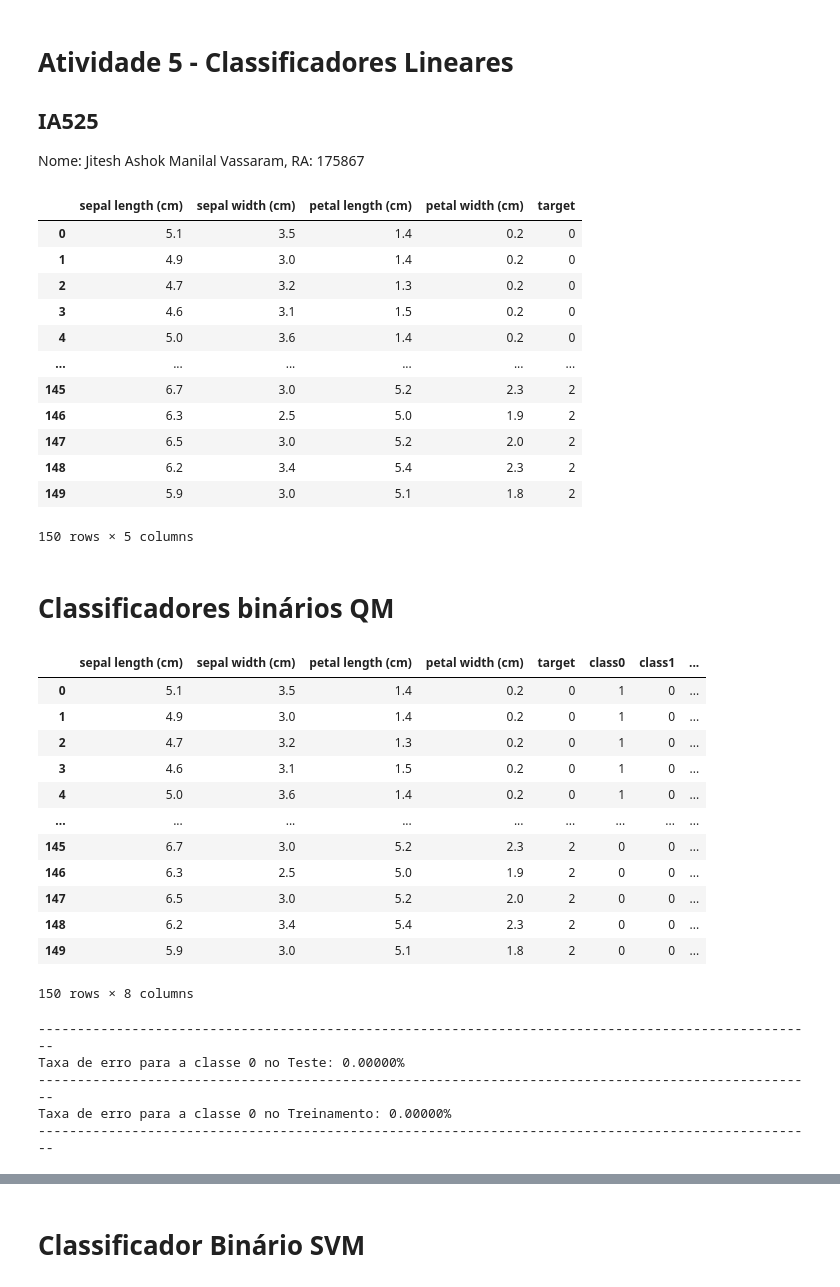
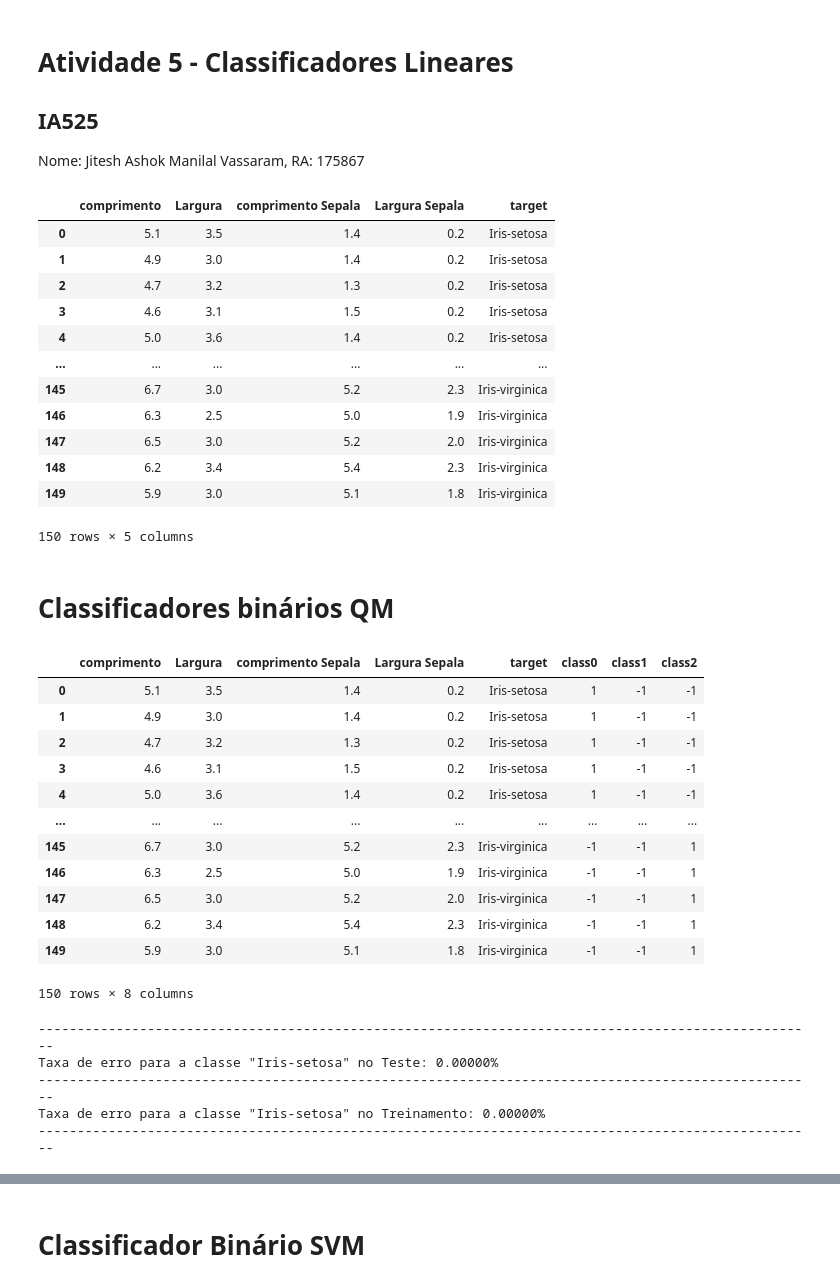
Before and after one commit to Jitesh193/IA525_Unicamp, a Jupyter notebook: Atividade5/Atv5_IA525.ipynb, the cells around one changed output, grey strips where cells are left out. Saved outputs shown, nothing was run; the diff lists cells and outputs as text; code cells hidden in the pictures.

Commit message:
Programa da Atividade 5 finalizada

```diff
--- a/Atividade5/Atv5_IA525.ipynb
+++ b/Atividade5/Atv5_IA525.ipynb
@@ -8,29 +8,34 @@ Nome: Jitesh Ashok Manilal Vassaram, RA: 175867
 from sklearn import datasets
 import matplotlib.pyplot as plt
 import pandas as pd
-
-iris = datasets.load_iris()
+pd.set_option('display.max_columns', None)
+pd.set_option('display.width', 1000)
+# iris = datasets.load_iris()
 
 # Conversão dos dados para DataFrame
-iris_df = pd.DataFrame(data=iris.data, columns=iris.feature_names)
+# iris_df = pd.DataFrame(data=iris.data, columns=iris.feature_names)
 
 # Adição da coluna 'target' (gabarito)
-iris_df['target'] = iris.target
+# iris_df['target'] = iris.target
+
+
+column_names = ['comprimento', 'Largura', 'comprimento Sepala','Largura Sepala','target']
+iris_df = pd.read_csv('../Atividade5/iris.data', delimiter=',', names=column_names)
 # %%
 iris_df
 # %% [output]
-|  | sepal length (cm) | sepal width (cm) | petal length (cm) | petal width (cm) | target |
-| 0 | 5.1 | 3.5 | 1.4 | 0.2 | 0 |
-| 1 | 4.9 | 3.0 | 1.4 | 0.2 | 0 |
-| 2 | 4.7 | 3.2 | 1.3 | 0.2 | 0 |
-| 3 | 4.6 | 3.1 | 1.5 | 0.2 | 0 |
-| 4 | 5.0 | 3.6 | 1.4 | 0.2 | 0 |
+|  | comprimento | Largura | comprimento Sepala | Largura Sepala | target |
+| 0 | 5.1 | 3.5 | 1.4 | 0.2 | Iris-setosa |
+| 1 | 4.9 | 3.0 | 1.4 | 0.2 | Iris-setosa |
+| 2 | 4.7 | 3.2 | 1.3 | 0.2 | Iris-setosa |
+| 3 | 4.6 | 3.1 | 1.5 | 0.2 | Iris-setosa |
+| 4 | 5.0 | 3.6 | 1.4 | 0.2 | Iris-setosa |
 | ... | ... | ... | ... | ... | ... |
-| 145 | 6.7 | 3.0 | 5.2 | 2.3 | 2 |
-| 146 | 6.3 | 2.5 | 5.0 | 1.9 | 2 |
-| 147 | 6.5 | 3.0 | 5.2 | 2.0 | 2 |
-| 148 | 6.2 | 3.4 | 5.4 | 2.3 | 2 |
-| 149 | 5.9 | 3.0 | 5.1 | 1.8 | 2 |
+| 145 | 6.7 | 3.0 | 5.2 | 2.3 | Iris-virginica |
+| 146 | 6.3 | 2.5 | 5.0 | 1.9 | Iris-virginica |
+| 147 | 6.5 | 3.0 | 5.2 | 2.0 | Iris-virginica |
+| 148 | 6.2 | 3.4 | 5.4 | 2.3 | Iris-virginica |
+| 149 | 5.9 | 3.0 | 5.1 | 1.8 | Iris-virginica |
 150 rows × 5 columns
 # %%
 from sklearn.model_selection import train_test_split
@@ -39,24 +44,24 @@ from sklearn.metrics import accuracy_score
 # %% [markdown]
 # Classificadores binários QM
 # %%
-iris_df['class0'] = iris_df['target'].apply(lambda x: 1 if x == 0 else 0)   # Nova Coluna identificando a classe 0 em detrimento das outras duas
-iris_df['class1'] = iris_df['target'].apply(lambda x: 1 if x == 1 else 0)   # Nova Coluna identificando a classe 1 em detrimento das outras duas
-iris_df['class2'] = iris_df['target'].apply(lambda x: 1 if x == 2 else 0)   # Nova Coluna identificando a classe 2 em detrimento das outras duas
+iris_df['class0'] = iris_df['target'].apply(lambda x: 1 if x == 'Iris-setosa' else -1)   # Nova Coluna identificando a classe 0 em detrimento das outras duas
+iris_df['class1'] = iris_df['target'].apply(lambda x: 1 if x == 'Iris-versicolor' else -1)   # Nova Coluna identificando a classe 1 em detrimento das outras duas
+iris_df['class2'] = iris_df['target'].apply(lambda x: 1 if x == 'Iris-virginica' else -1)   # Nova Coluna identificando a classe 2 em detrimento das outras duas
 
 iris_df
 # %% [output]
-|  | sepal length (cm) | sepal width (cm) | petal length (cm) | petal width (cm) | target | class0 | class1 | ... |
-| 0 | 5.1 | 3.5 | 1.4 | 0.2 | 0 | 1 | 0 | ... |
-| 1 | 4.9 | 3.0 | 1.4 | 0.2 | 0 | 1 | 0 | ... |
-| 2 | 4.7 | 3.2 | 1.3 | 0.2 | 0 | 1 | 0 | ... |
-| 3 | 4.6 | 3.1 | 1.5 | 0.2 | 0 | 1 | 0 | ... |
-| 4 | 5.0 | 3.6 | 1.4 | 0.2 | 0 | 1 | 0 | ... |
+|  | comprimento | Largura | comprimento Sepala | Largura Sepala | target | class0 | class1 | class2 |
+| 0 | 5.1 | 3.5 | 1.4 | 0.2 | Iris-setosa | 1 | -1 | -1 |
+| 1 | 4.9 | 3.0 | 1.4 | 0.2 | Iris-setosa | 1 | -1 | -1 |
+| 2 | 4.7 | 3.2 | 1.3 | 0.2 | Iris-setosa | 1 | -1 | -1 |
+| 3 | 4.6 | 3.1 | 1.5 | 0.2 | Iris-setosa | 1 | -1 | -1 |
+| 4 | 5.0 | 3.6 | 1.4 | 0.2 | Iris-setosa | 1 | -1 | -1 |
 | ... | ... | ... | ... | ... | ... | ... | ... | ... |
-| 145 | 6.7 | 3.0 | 5.2 | 2.3 | 2 | 0 | 0 | ... |
-| 146 | 6.3 | 2.5 | 5.0 | 1.9 | 2 | 0 | 0 | ... |
-| 147 | 6.5 | 3.0 | 5.2 | 2.0 | 2 | 0 | 0 | ... |
-| 148 | 6.2 | 3.4 | 5.4 | 2.3 | 2 | 0 | 0 | ... |
-| 149 | 5.9 | 3.0 | 5.1 | 1.8 | 2 | 0 | 0 | ... |
+| 145 | 6.7 | 3.0 | 5.2 | 2.3 | Iris-virginica | -1 | -1 | 1 |
+| 146 | 6.3 | 2.5 | 5.0 | 1.9 | Iris-virginica | -1 | -1 | 1 |
+| 147 | 6.5 | 3.0 | 5.2 | 2.0 | Iris-virginica | -1 | -1 | 1 |
+| 148 | 6.2 | 3.4 | 5.4 | 2.3 | Iris-virginica | -1 | -1 | 1 |
+| 149 | 5.9 | 3.0 | 5.1 | 1.8 | Iris-virginica | -1 | -1 | 1 |
 150 rows × 8 columns
 # %%
 X = iris_df.drop(columns=['target','class0','class1','class2']) # Matriz das amostras e seus atributos
@@ -64,6 +69,7 @@ y0 = iris_df['class0']  # Classificação binária da classe 0
 y1 = iris_df['class1']  # Classificação binária da classe 1
 y2 = iris_df['class2']  # Classificação binária da classe 2
 # %%
+import numpy as np
 # Classificador para a classe 0
 
 # Divisão dos dados em treinamento e teste
@@ -73,29 +79,29 @@ model0 = LinearRegression()         # Modelo de Quadrados Mínimos
 model0.fit(X_train,y0_train)        # Treinamento do modelo
 
 y0_pred = model0.predict(X_test)
-y0_pred = (y0_pred >= 0.5).astype(int)  # Predição dos dados de teste (valor binário)
+y0_pred = np.where(y0_pred >= 0, 1, -1)  # Predição dos dados de teste (valor binário)
 
 acc0 = accuracy_score(y0_test,y0_pred)
 
 print('--'*50)
 
-print(f'Taxa de erro para a classe 0 no Teste: {(1-acc0)*100:.5f}%')
+print(f'Taxa de erro para a classe "Iris-setosa" no Teste: {(1-acc0)*100:.5f}%')
 
 print('--'*50)
 
 y0_pred2 = model0.predict(X_train)
-y0_pred2 = (y0_pred2 >= 0.5).astype(int)    # Predição dos dados de treinamento (valor binário)
+y0_pred2 = np.where(y0_pred2 >= 0, 1, -1)    # Predição dos dados de treinamento (valor binário)
 
 acc01 = accuracy_score(y0_train,y0_pred2)
 
-print(f'Taxa de erro para a classe 0 no Treinamento: {(1-acc01)*100:.5f}%')
+print(f'Taxa de erro para a classe "Iris-setosa" no Treinamento: {(1-acc01)*100:.5f}%')
 
 print('--'*50)
 # %% [output]
 ----------------------------------------------------------------------------------------------------
-Taxa de erro para a classe 0 no Teste: 0.00000%
+Taxa de erro para a classe "Iris-setosa" no Teste: 0.00000%
 ----------------------------------------------------------------------------------------------------
-Taxa de erro para a classe 0 no Treinamento: 0.00000%
+Taxa de erro para a classe "Iris-setosa" no Treinamento: 0.00000%
 ----------------------------------------------------------------------------------------------------
 # %%
 # Classificador para a classe 1
```
Also changed, not shown: parts of 9 cells of this notebook, 1 other file.
